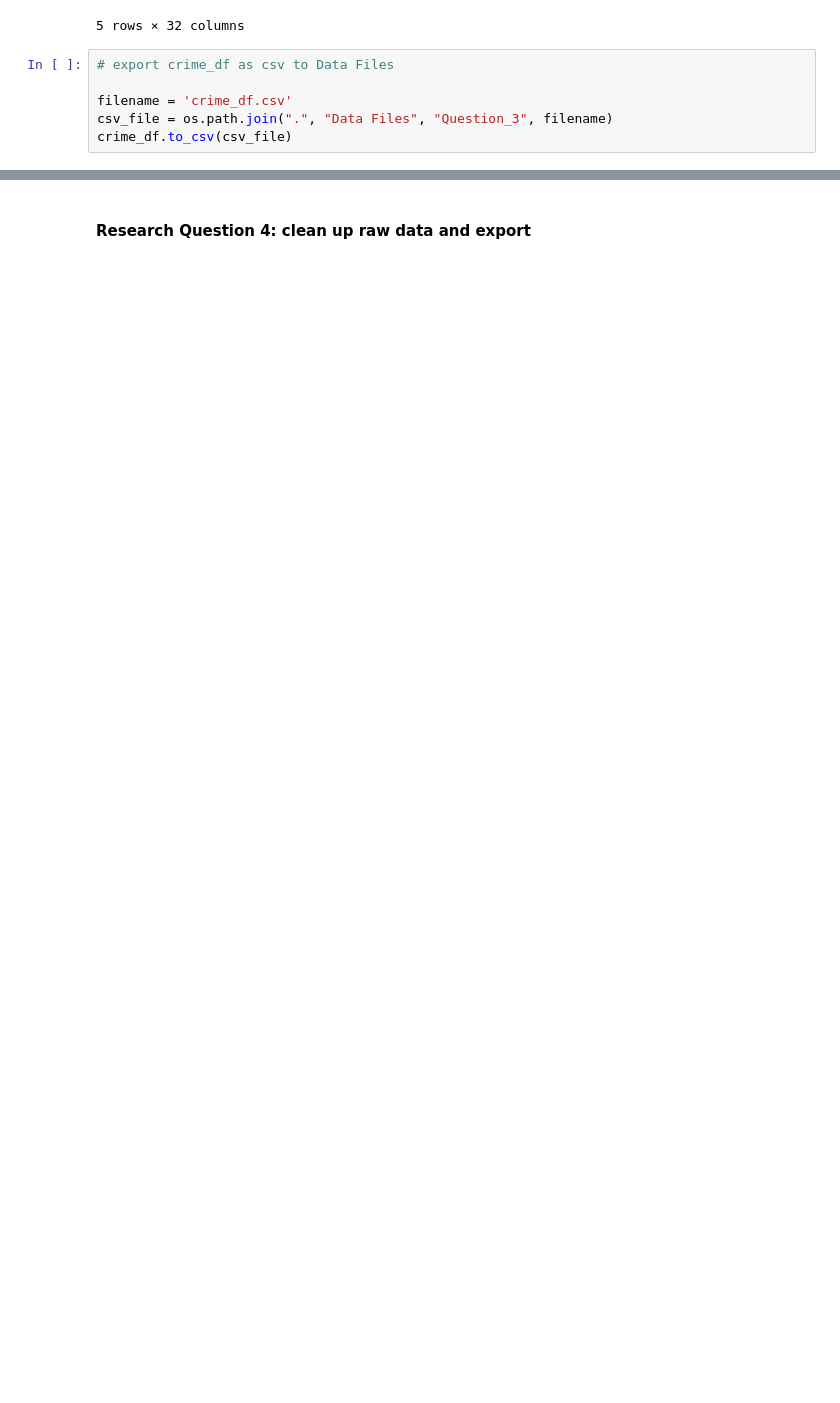
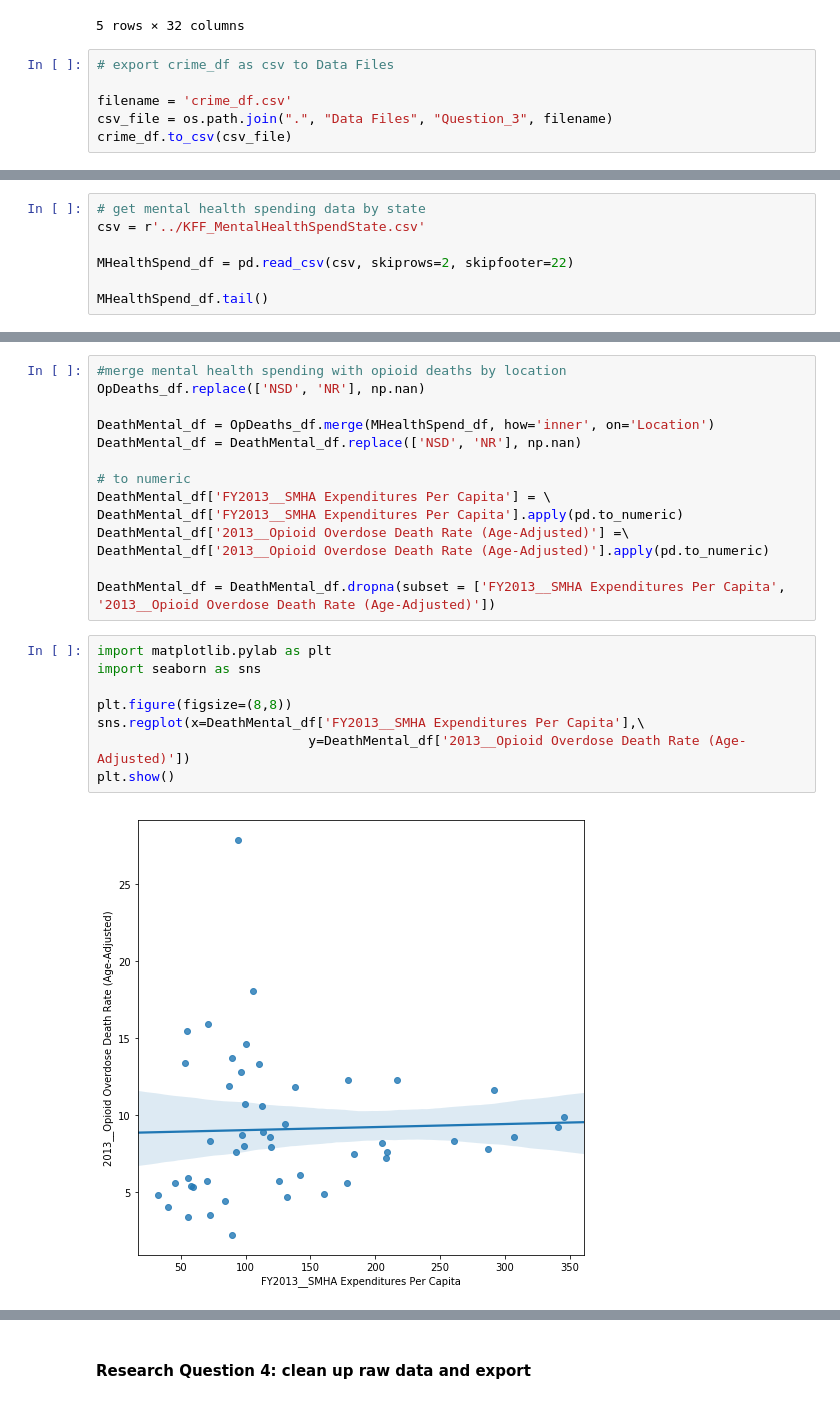
Before and after one commit to christa-fields/GWU_Databootcamp_Project_1, a Jupyter notebook: data_cleanup.ipynb, the cells around one changed output, grey strips where cells are left out. Drawn from its saved outputs; the diff is of its cells as text; blank space fills up the shorter version.

```diff
--- a/data_cleanup.ipynb
+++ b/data_cleanup.ipynb
@@ -452,0 +455,7 @@ crime_df.to_csv(csv_file)
+# %%
+# get mental health spending data by state
+csv = r'../KFF_MentalHealthSpendState.csv'
+
+MHealthSpend_df = pd.read_csv(csv, skiprows=2, skipfooter=22)
+
+MHealthSpend_df.tail()
@@ -452,0 +469,24 @@ crime_df.to_csv(csv_file)
+# %%
+#merge mental health spending with opioid deaths by location
+OpDeaths_df.replace(['NSD', 'NR'], np.nan)
+
+DeathMental_df = OpDeaths_df.merge(MHealthSpend_df, how='inner', on='Location')
+DeathMental_df = DeathMental_df.replace(['NSD', 'NR'], np.nan)
+
+# to numeric
+DeathMental_df['FY2013__SMHA Expenditures Per Capita'] = \
+DeathMental_df['FY2013__SMHA Expenditures Per Capita'].apply(pd.to_numeric)
+DeathMental_df['2013__Opioid Overdose Death Rate (Age-Adjusted)'] =\
+DeathMental_df['2013__Opioid Overdose Death Rate (Age-Adjusted)'].apply(pd.to_numeric)
+
+DeathMental_df = DeathMental_df.dropna(subset = ['FY2013__SMHA Expenditures Per Capita', '2013__Opioid Overdose Death Rate (Age-Adjusted)'])
+# %%
+import matplotlib.pylab as plt
+import seaborn as sns
+
+plt.figure(figsize=(8,8))
+sns.regplot(x=DeathMental_df['FY2013__SMHA Expenditures Per Capita'],\
+                           y=DeathMental_df['2013__Opioid Overdose Death Rate (Age-Adjusted)'])
+plt.show()
+# %% [output]
+[figure, added]
```
Also changed, not shown: parts of 9 cells of this notebook, 1 other file.
